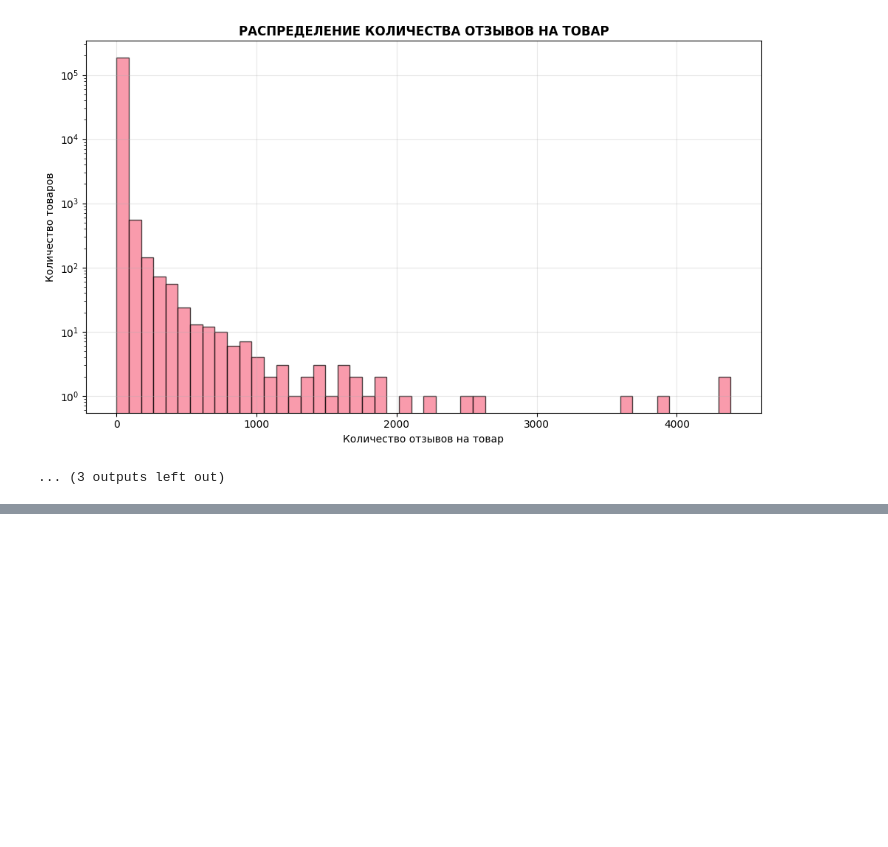
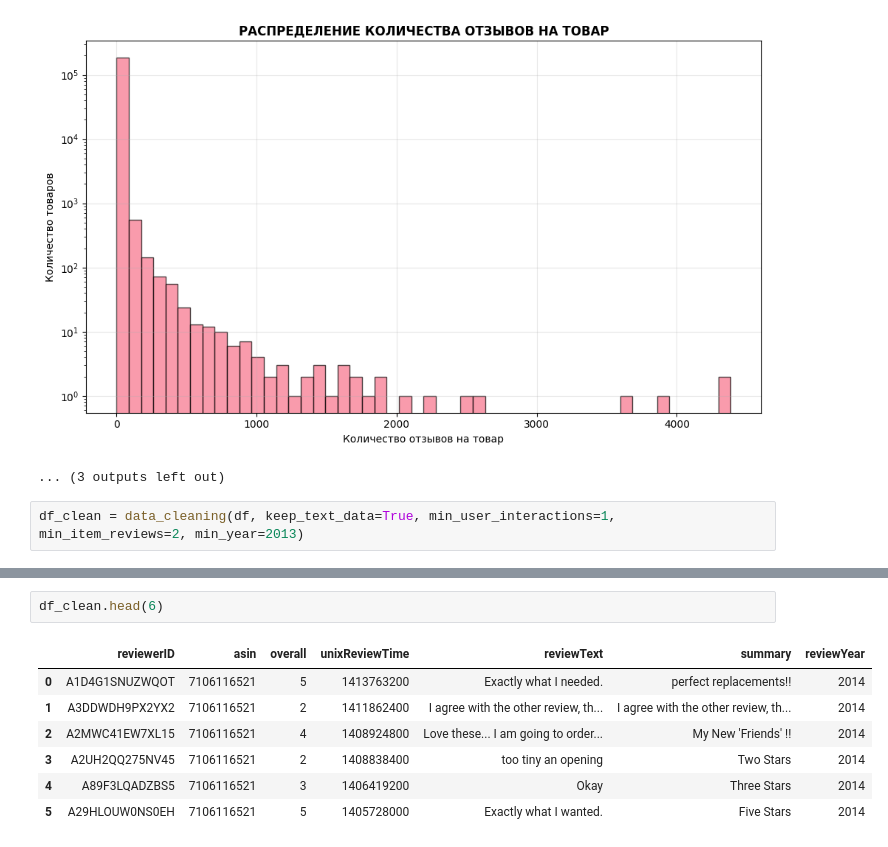
Before and after one commit to 21092004Goda/data_anal, a Jupyter notebook: lab_2_recommendation_systems.ipynb, the cells around one changed output, grey strips where cells are left out. Saved outputs shown, nothing was run; the diff lists cells and outputs as text; blank space fills up the shorter version.

```diff
--- a/lab_2_recommendation_systems.ipynb
+++ b/lab_2_recommendation_systems.ipynb
@@ -548,3 +646,5 @@ full_eda_analysis()
 --------------------------------------------------
 [figure]
 ... (3 outputs left out)
+# %%
+df_clean = data_cleaning(df, keep_text_data=True, min_user_interactions=1, min_item_reviews=2, min_year=2013)
@@ -550,0 +669,10 @@ full_eda_analysis()
+# %%
+df_clean.head(6)
+# %% [output]
+|  | reviewerID | asin | overall | unixReviewTime | reviewText | summary | reviewYear |
+| 0 | A1D4G1SNUZWQOT | 7106116521 | 5 | 1413763200 | Exactly what I needed. | perfect replacements!! | 2014 |
+| 1 | A3DDWDH9PX2YX2 | 7106116521 | 2 | 1411862400 | I agree with the other review, th... | I agree with the other review, th... | 2014 |
+| 2 | A2MWC41EW7XL15 | 7106116521 | 4 | 1408924800 | Love these... I am going to order... | My New 'Friends' !! | 2014 |
+| 3 | A2UH2QQ275NV45 | 7106116521 | 2 | 1408838400 | too tiny an opening | Two Stars | 2014 |
+| 4 | A89F3LQADZBS5 | 7106116521 | 3 | 1406419200 | Okay | Three Stars | 2014 |
+| 5 | A29HLOUW0NS0EH | 7106116521 | 5 | 1405728000 | Exactly what I wanted. | Five Stars | 2014 |
```
Also changed, not shown: parts of 2 cells of this notebook.
